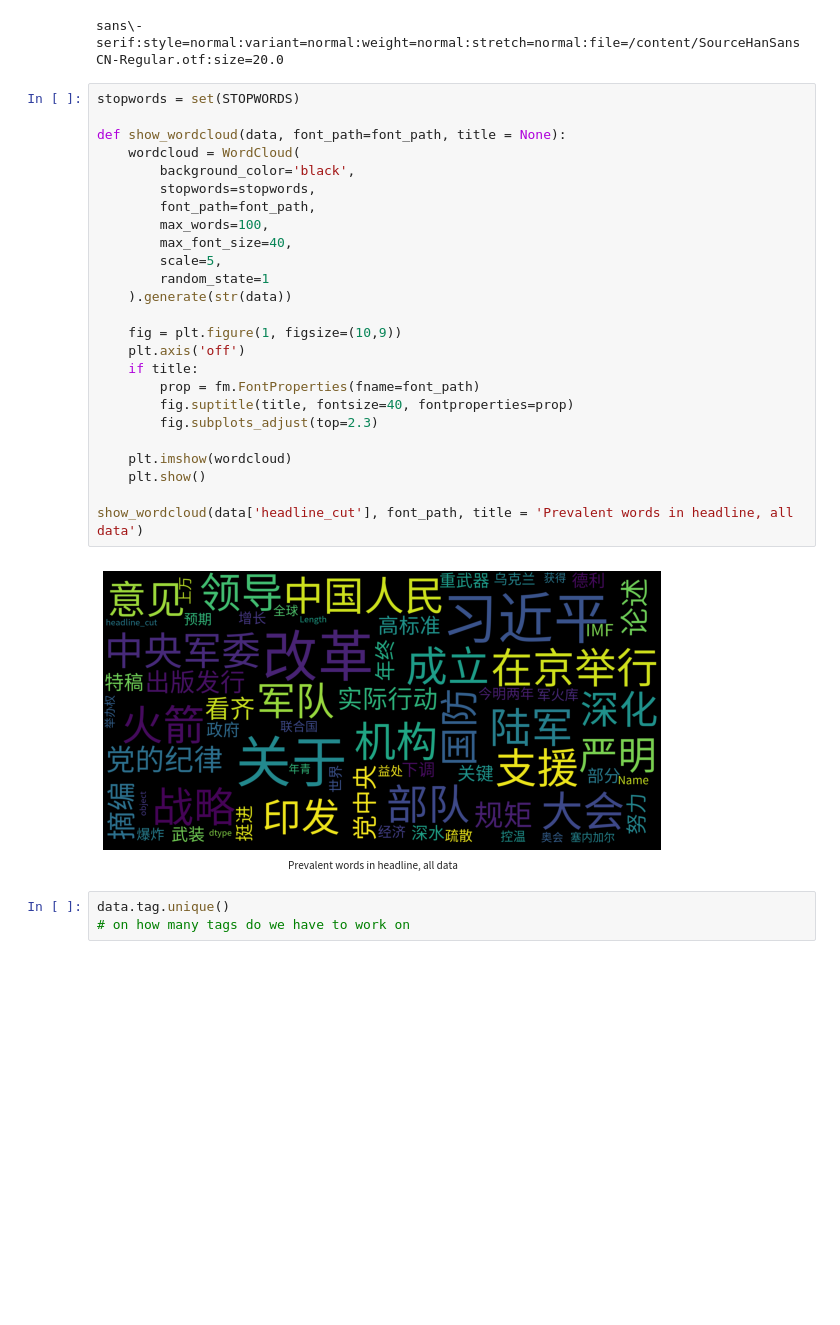
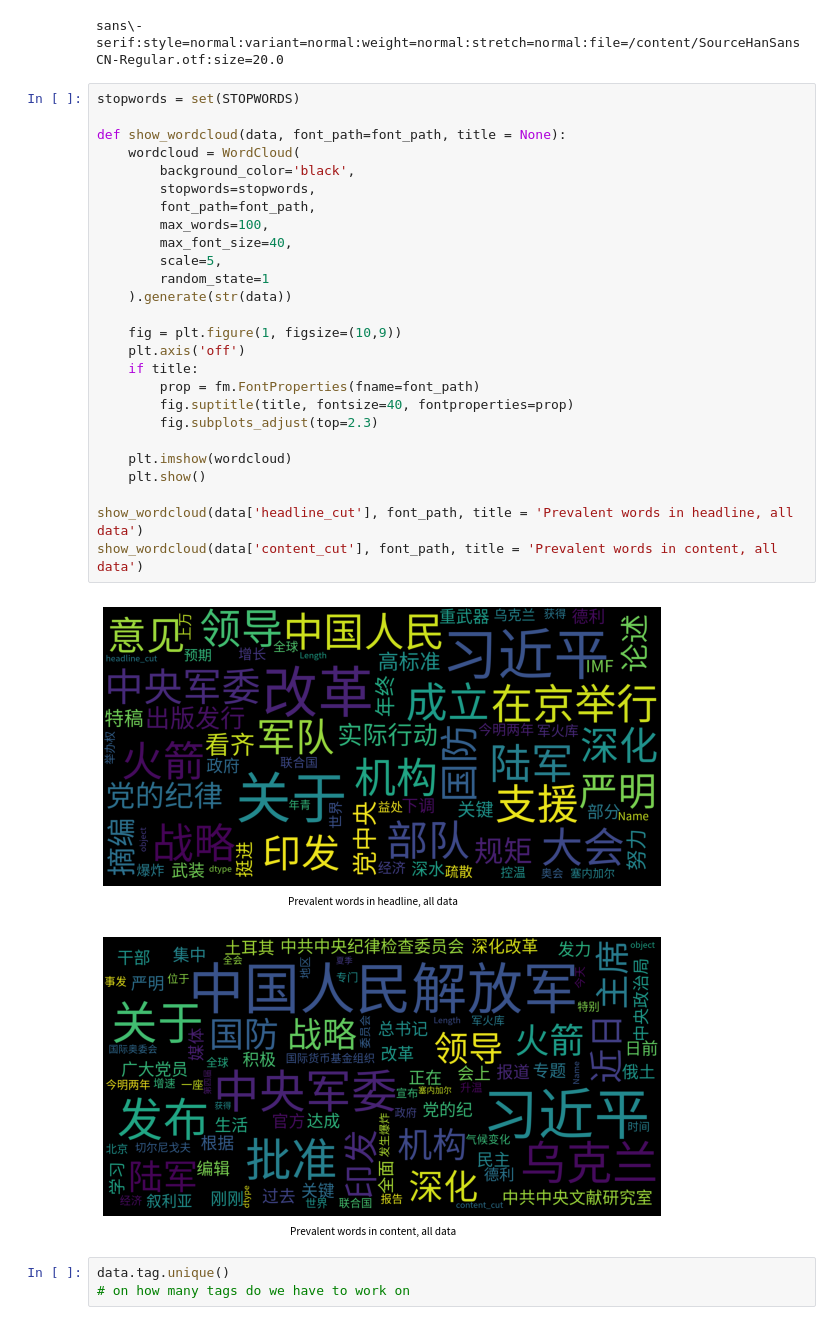
Before and after one commit to Devu-Goyal/Chinese_Social_Media_Towards_Vaccine, a Jupyter notebook: Chinese_Social_Media_Towards_Vaccine.ipynb, the cells around one changed output. Cells and saved outputs as stored; diff of their text form; blank space fills up the shorter version.

```diff
--- a/Chinese_Social_Media_Towards_Vaccine.ipynb
+++ b/Chinese_Social_Media_Towards_Vaccine.ipynb
@@ -118,30 +122,32 @@ sans\-serif:style=normal:variant=normal:weight=normal:stretch=normal:file=/conte
 # %%
 stopwords = set(STOPWORDS)
 
 def show_wordcloud(data, font_path=font_path, title = None):
     wordcloud = WordCloud(
         background_color='black',
         stopwords=stopwords,
         font_path=font_path,
         max_words=100,
         max_font_size=40,
         scale=5,
         random_state=1
     ).generate(str(data))
 
     fig = plt.figure(1, figsize=(10,9))
     plt.axis('off')
     if title:
         prop = fm.FontProperties(fname=font_path)
         fig.suptitle(title, fontsize=40, fontproperties=prop)
         fig.subplots_adjust(top=2.3)
 
     plt.imshow(wordcloud)
     plt.show()
 
 show_wordcloud(data['headline_cut'], font_path, title = 'Prevalent words in headline, all data')
+show_wordcloud(data['content_cut'], font_path, title = 'Prevalent words in content, all data')
 # %% [output]
 [figure]
+[figure, added]
 # %%
 data.tag.unique()
 # on how many tags do we have to work on
```
Also changed, not shown: parts of 16 cells of this notebook.
